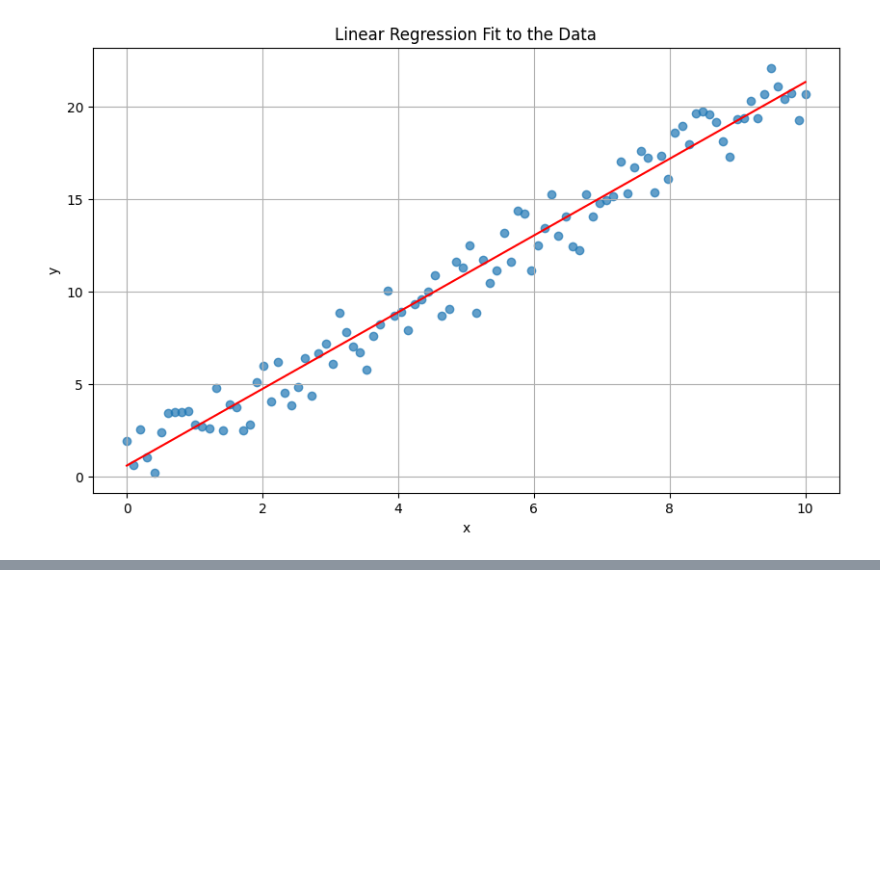
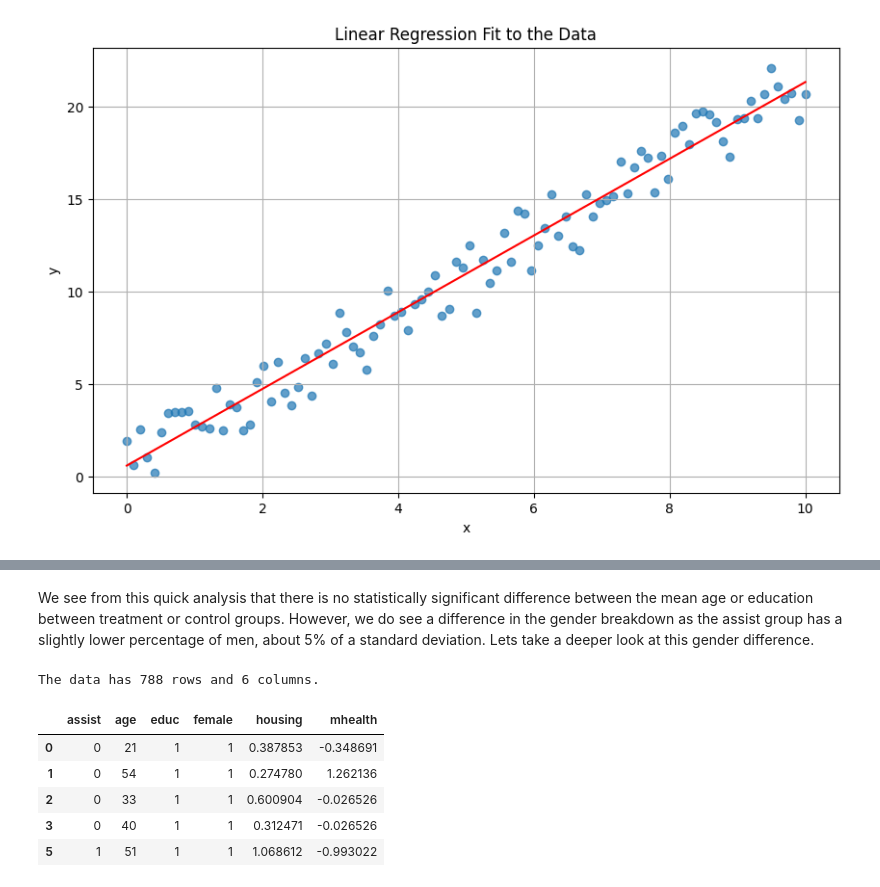
Before and after one commit to Mats-Dodd/CausalKit, a Jupyter notebook: notebooks/linreg.ipynb, the cells around one changed output, grey strips where cells are left out. Saved outputs shown, nothing was run; the diff lists cells and outputs as text; code cells hidden in the pictures; blank space fills up the shorter version.

```diff
--- a/notebooks/linreg.ipynb
+++ b/notebooks/linreg.ipynb
@@ -146,0 +124,14 @@ lm_robust.summary()
+# %% [markdown]
+We see from this quick analysis that there is no statistically significant difference between the mean age or education between treatment or control groups.  However, we do see a difference in the gender breakdown as the assist group has a slightly lower percentage of men, about 5% of a standard deviation. Lets take a deeper look at this gender difference.
+# %%
+female = df[df['female'] == 1]
+print(f'The data has {female.shape[0]} rows and {female.shape[1]} columns.')
+female.head()
+# %% [output]
+The data has 788 rows and 6 columns.
+|  | assist | age | educ | female | housing | mhealth |
+| 0 | 0 | 21 | 1 | 1 | 0.387853 | -0.348691 |
+| 1 | 0 | 54 | 1 | 1 | 0.274780 | 1.262136 |
+| 2 | 0 | 33 | 1 | 1 | 0.600904 | -0.026526 |
+| 3 | 0 | 40 | 1 | 1 | 0.312471 | -0.026526 |
+| 5 | 1 | 51 | 1 | 1 | 1.068612 | -0.993022 |
```
Also changed, not shown: parts of 23 cells of this notebook, 3 other files.
